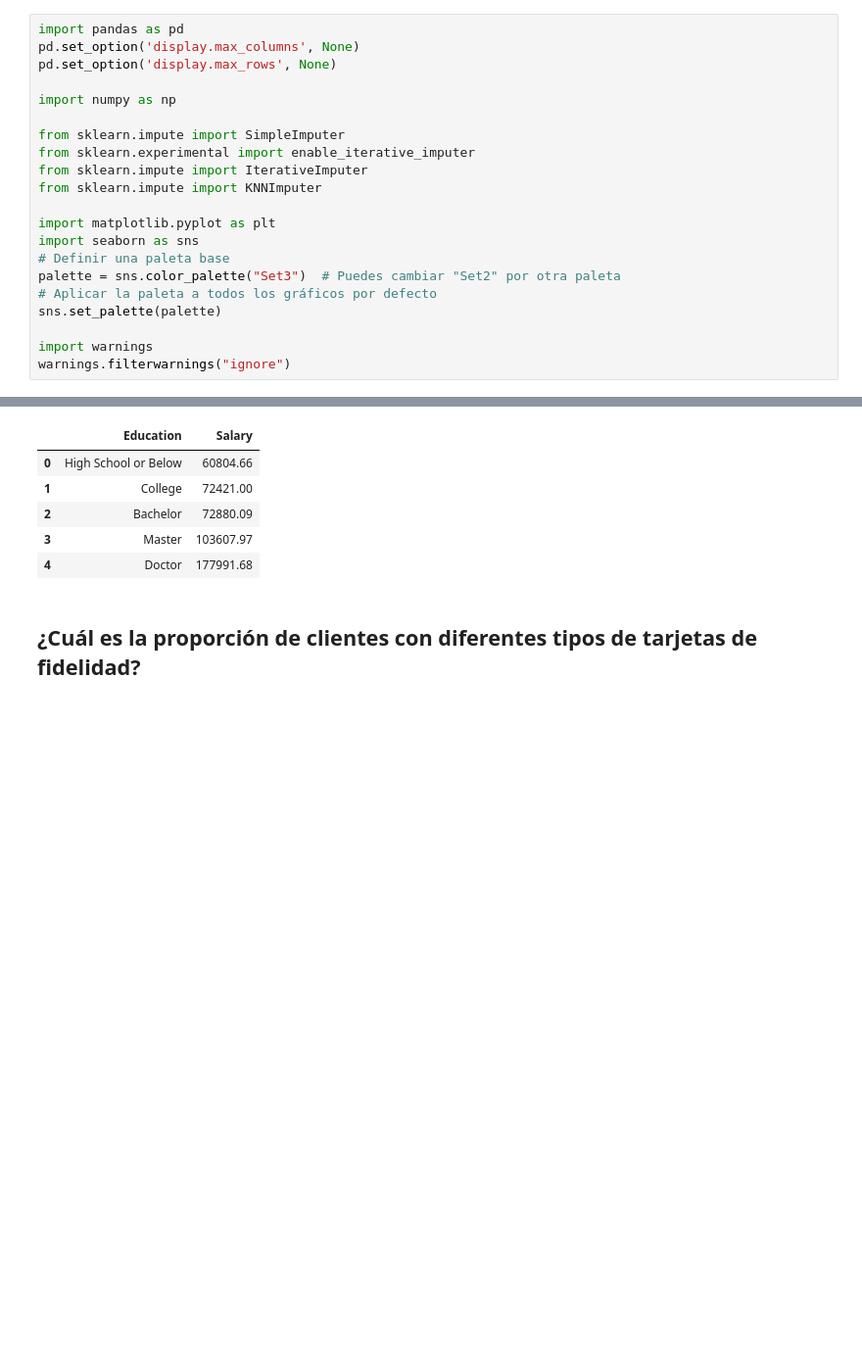
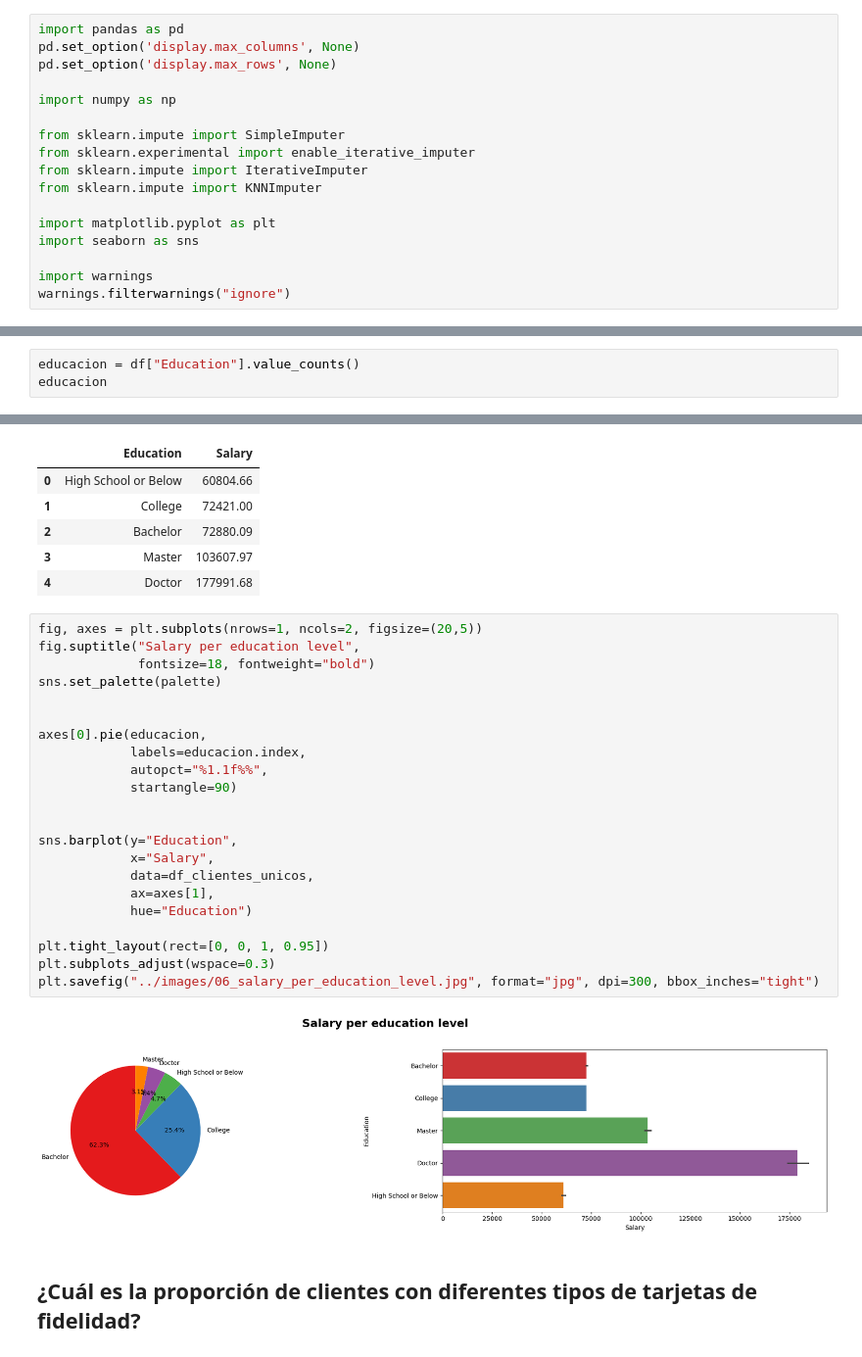
Before and after one commit to Adalab/bda-modulo-3-evaluacion-final-Andrea-Gauger, a Jupyter notebook: notebooks/03_visualizacion.ipynb, the cells around one changed output, grey strips where cells are left out. Shown at 98% size. Drawn from its saved outputs; the diff is of its cells as text; blank space fills up the shorter version.

```diff
--- a/notebooks/03_visualizacion.ipynb
+++ b/notebooks/03_visualizacion.ipynb
@@ -14,10 +14,6 @@ from sklearn.impute import KNNImputer
 
 import matplotlib.pyplot as plt
 import seaborn as sns
-# Definir una paleta base
-palette = sns.color_palette("Set3")  # Puedes cambiar "Set2" por otra paleta
-# Aplicar la paleta a todos los gráficos por defecto
-sns.set_palette(palette)
 
 import warnings
 warnings.filterwarnings("ignore")
@@ -340,2 +286,5 @@ duplicados.head(10)
 # %% [markdown]
 ## ¿Cómo se compara el salario promedio entre los diferentes niveles educativos de los clientes?
+# %%
+educacion = df["Education"].value_counts()
+educacion
@@ -349,6 +306,30 @@ salario_educacion
 | 2 | Bachelor | 72880.09 |
 | 3 | Master | 103607.97 |
 | 4 | Doctor | 177991.68 |
+# %%
+fig, axes = plt.subplots(nrows=1, ncols=2, figsize=(20,5))
+fig.suptitle("Salary per education level",
+             fontsize=18, fontweight="bold")
+sns.set_palette(palette)
+
+
+axes[0].pie(educacion,
+            labels=educacion.index,
+            autopct="%1.1f%%",
+            startangle=90)
+
+
+sns.barplot(y="Education",
+            x="Salary",
+            data=df_clientes_unicos,
+            ax=axes[1],
+            hue="Education")
+
+plt.tight_layout(rect=[0, 0, 1, 0.95])
+plt.subplots_adjust(wspace=0.3)
+plt.savefig("../images/06_salary_per_education_level.jpg", format="jpg", dpi=300, bbox_inches="tight")
+# %% [output]
+[figure, added]
 # %% [markdown]
 ## ¿Cuál es la proporción de clientes con diferentes tipos de tarjetas de fidelidad?
 # %% [markdown]
```
Also changed, not shown: parts of 21 cells of this notebook, 4 other files.
